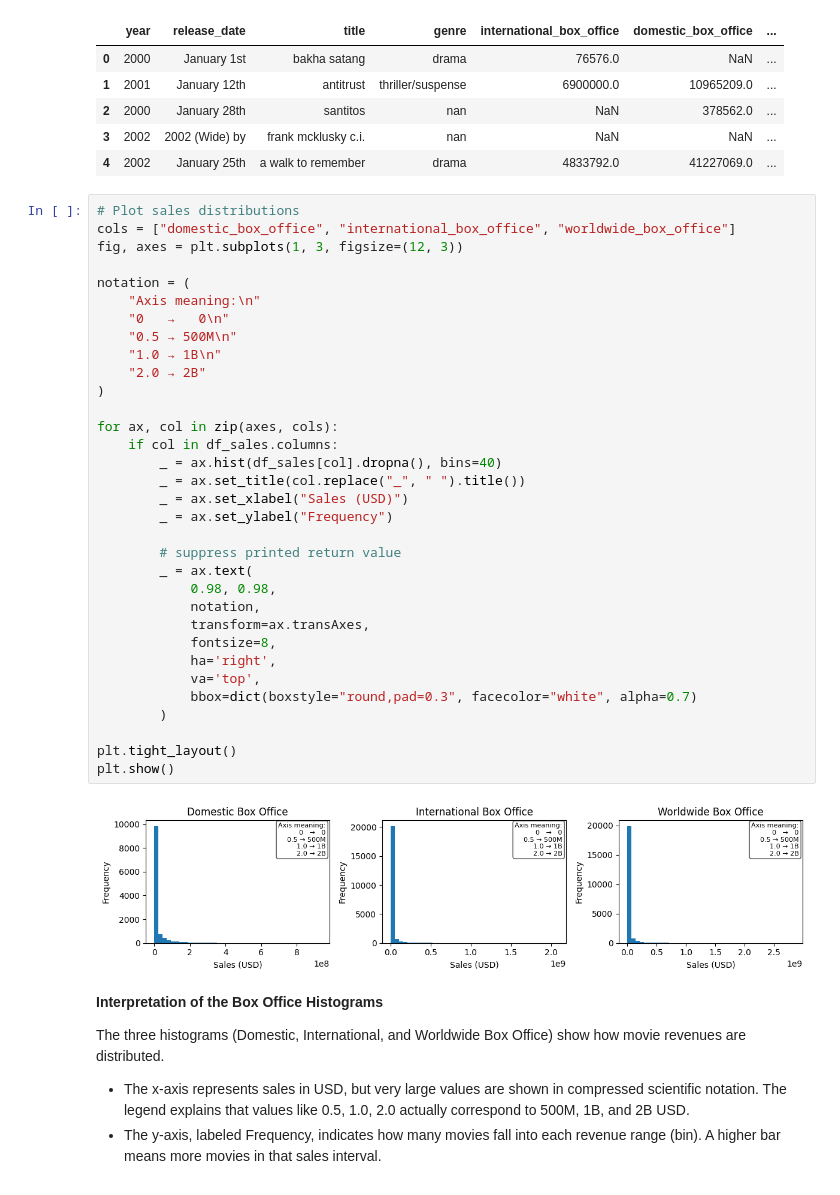
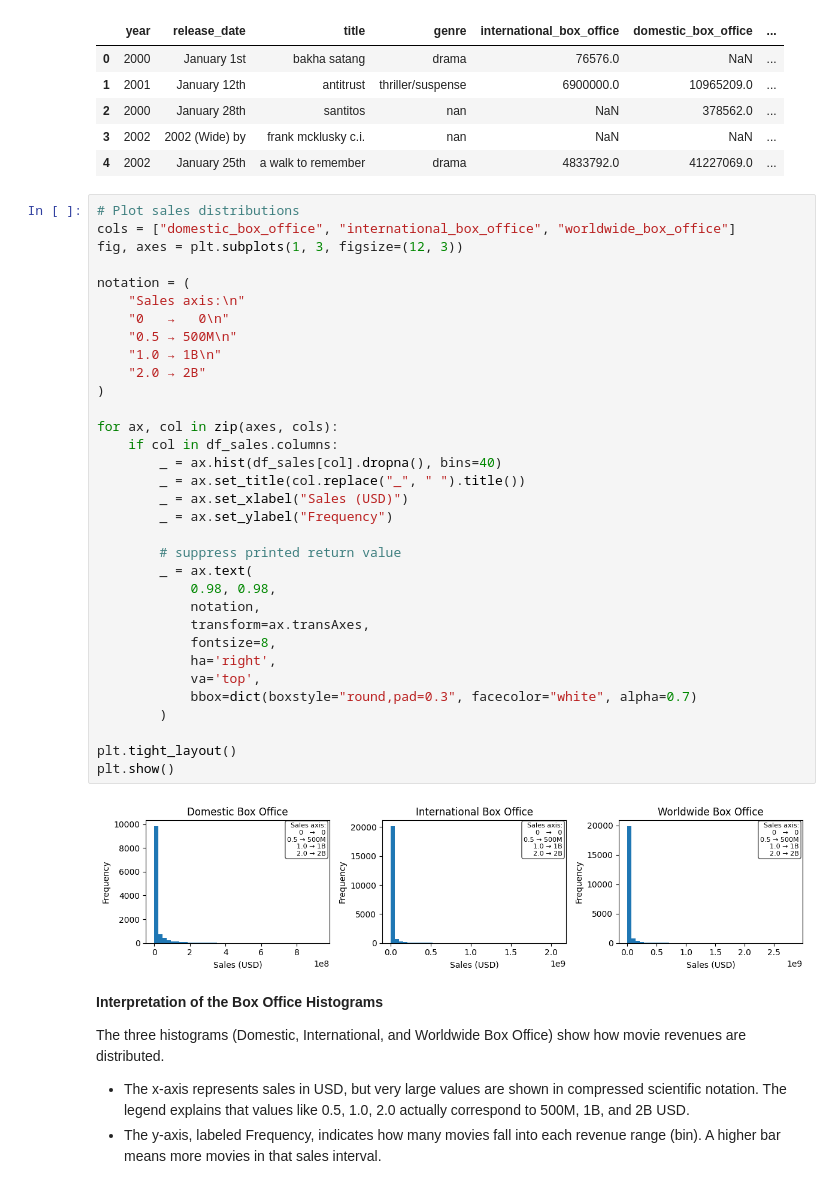
Before and after one commit to YoungJun173/DDB_AI_Group_Assignmen, a Jupyter notebook: Playground Notebooks/EDA.ipynb, the cells around one changed output. Drawn from its saved outputs; the diff is of its cells as text.

```diff
--- a/Playground Notebooks/EDA.ipynb
+++ b/Playground Notebooks/EDA.ipynb
@@ -1077,35 +1087,35 @@ cols = ["domestic_box_office", "international_box_office", "worldwide_box_office
 fig, axes = plt.subplots(1, 3, figsize=(12, 3))
 
 notation = (
-    "Axis meaning:\n"
+    "Sales axis:\n"
     "0   →   0\n"
     "0.5 → 500M\n"
     "1.0 → 1B\n"
     "2.0 → 2B"
 )
 
 for ax, col in zip(axes, cols):
     if col in df_sales.columns:
         _ = ax.hist(df_sales[col].dropna(), bins=40)
         _ = ax.set_title(col.replace("_", " ").title())
         _ = ax.set_xlabel("Sales (USD)")
         _ = ax.set_ylabel("Frequency")
 
         # suppress printed return value
         _ = ax.text(
             0.98, 0.98,
             notation,
             transform=ax.transAxes,
             fontsize=8,
             ha='right',
             va='top',
             bbox=dict(boxstyle="round,pad=0.3", facecolor="white", alpha=0.7)
         )
 
 plt.tight_layout()
 plt.show()
 # %% [output]
-[figure, old version]
+[figure, new version]
 # %% [markdown]
 **Interpretation of the Box Office Histograms**
 
```
Also changed, not shown: parts of 25 cells of this notebook.
